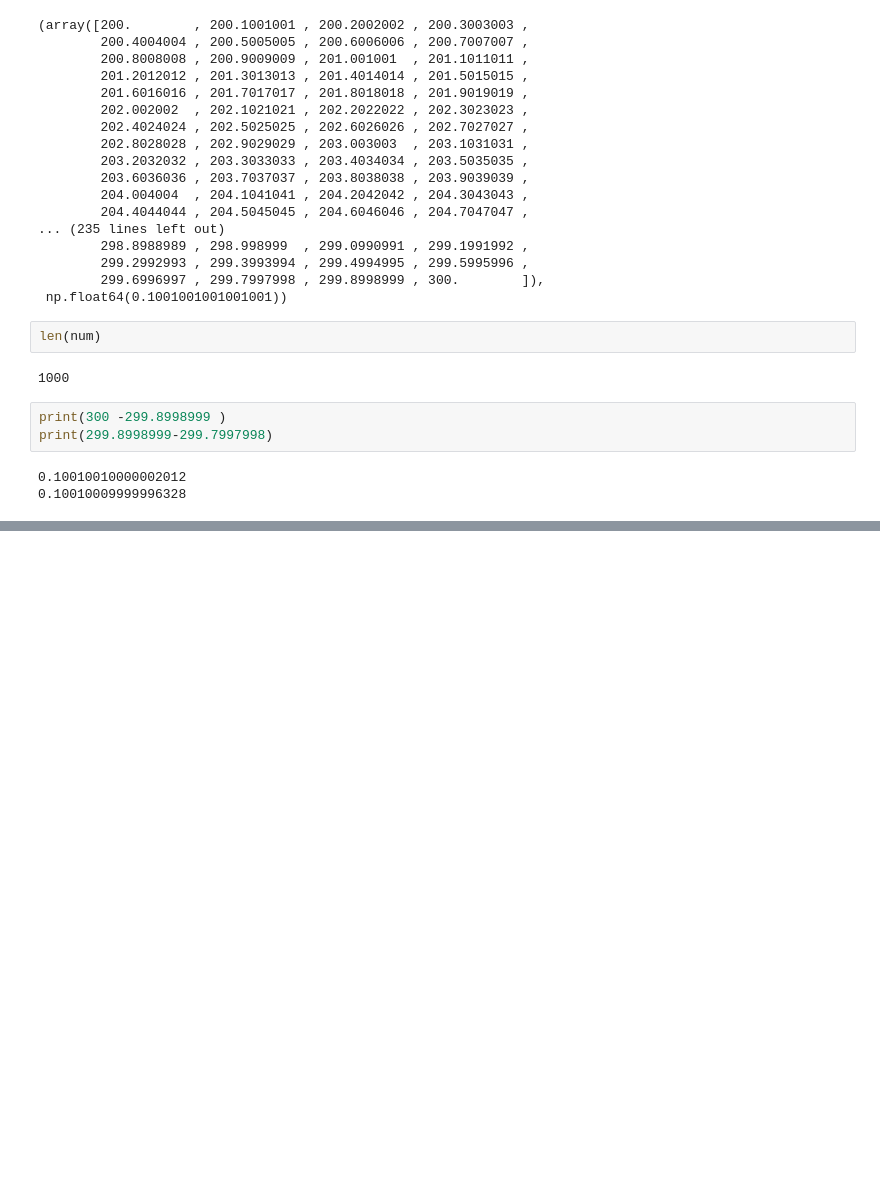
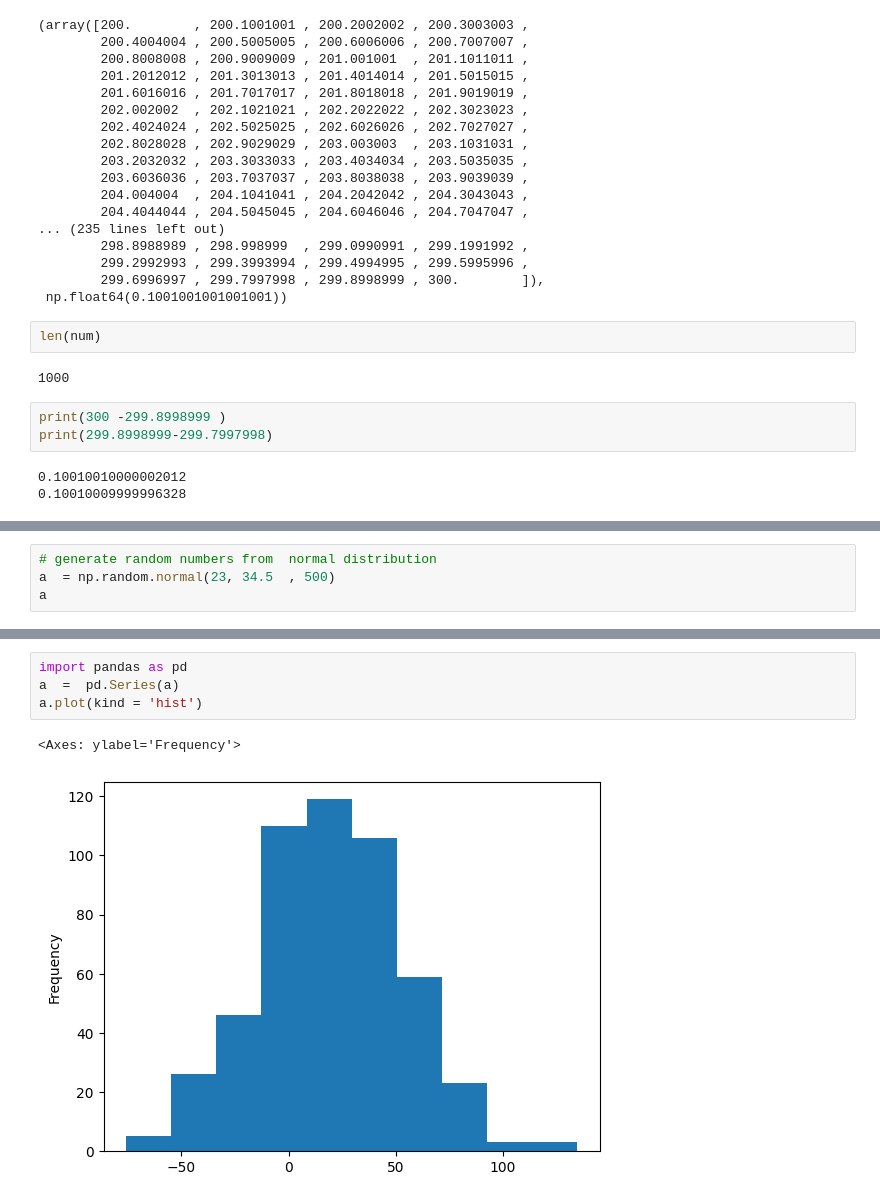
Before and after one commit to varshum12/Adv_python_8-30_weekday_3_july, a Jupyter notebook: numpy library/numpy array.ipynb, the cells around one changed output, grey strips where cells are left out. Saved outputs shown, nothing was run; the diff lists cells and outputs as text; blank space fills up the shorter version.

```diff
--- a/numpy library/numpy array.ipynb
+++ b/numpy library/numpy array.ipynb
@@ -413,0 +462,4 @@ print(299.8998999-299.7997998)
+# %%
+# generate random numbers from  normal distribution
+a  = np.random.normal(23, 34.5  , 500)
+a
@@ -413,0 +484,7 @@ print(299.8998999-299.7997998)
+# %%
+import pandas as pd
+a  =  pd.Series(a)
+a.plot(kind = 'hist')
+# %% [output]
+<Axes: ylabel='Frequency'>
+[figure, added]
```
Also changed, not shown: parts of 20 cells of this notebook, 1 other file.
